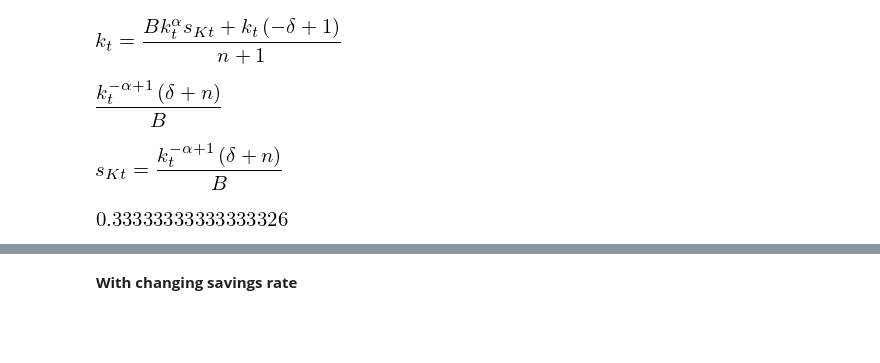
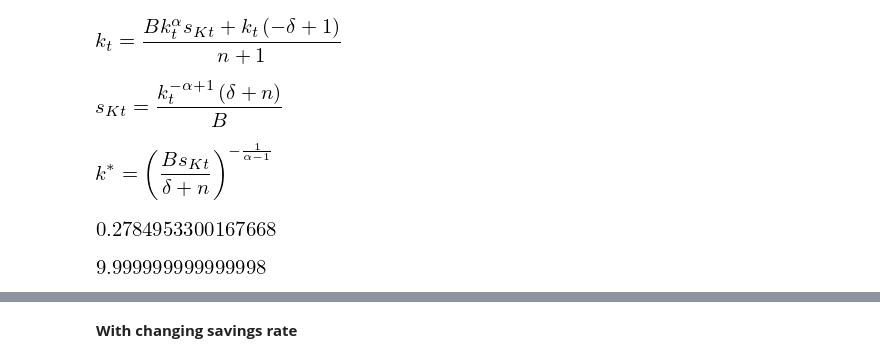
Before and after one commit to NumEconCopenhagen/projects-2019-unity, a Jupyter notebook: modelproject/modelproject/Rod/Solow_med_mikro_valg.ipynb, the cells around one changed output, grey strips where cells are left out. Cells and saved outputs as stored; diff of their text form; code cells hidden in the pictures; blank space fills up the shorter version.

```diff
--- a/modelproject/modelproject/Rod/Solow_med_mikro_valg.ipynb
+++ b/modelproject/modelproject/Rod/Solow_med_mikro_valg.ipynb
@@ -110,8 +110,6 @@ sseq
 # %% [output]
 [figure]
 # %%
-ssk = sm.solve(sseq,sk)[0]
-ssk
+ss_sk = sm.solve(sseq,sk)[0]
+ss_k = sm.solve(sseq,k)[0]
-# %% [output]
-[figure, removed]
 # %%
@@ -119,6 +117,11 @@ sm.Eq(sk,ssk)
 # %% [output]
 [figure]
+# %%
+sm.Eq(k_star,ss_k)
+# %% [output]
+[figure, added]
 # %%
-find_ssk_sk = sm.lambdify((k,b,delta,n,alpha),ssk)
+find_ssk_sk = sm.lambdify((k,b,delta,n,alpha),ss_sk)
+find_ssk_k = sm.lambdify((sk,b,delta,n,alpha),ss_k)
 # %%
 sm.init_printing(use_unicode=False)
@@ -127,7 +143,11 @@ k= 13.094570021973093
 # %%
-find_ssk_sk(k,b,delta,n,alpha)
+find_ssk_sk(k0,b,delta,n,alpha)
 # %% [output]
-[figure, old version]
+[figure, new version]
+# %%
+find_ssk_k(0.2784953300167668,b,delta,n,alpha)
+# %% [output]
+[figure, added]
 # %%
 times = 30
 ks = np.linspace(0.1,30,times)
```
Also changed, not shown: parts of 15 cells of this notebook.
